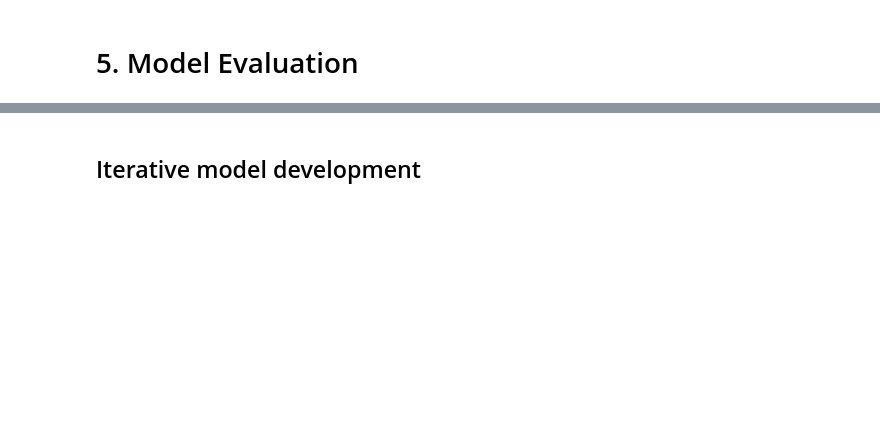
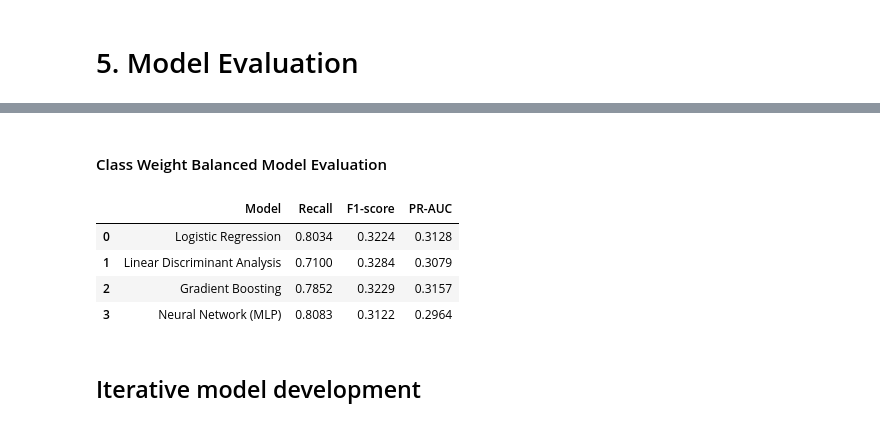
Before and after one commit to Jared-Tenebris/mldp-jared, a Jupyter notebook: cardiovascular_health.ipynb, the cells around one changed output, grey strips where cells are left out. Cells and saved outputs as stored; diff of their text form; code cells hidden in the pictures; blank space fills up the shorter version.

```diff
--- a/cardiovascular_health.ipynb
+++ b/cardiovascular_health.ipynb
@@ -843,2 +909,38 @@ weighted avg       0.91      0.71      0.78     10295
+# %% [markdown]
+#### Class Weight Balanced Model Evaluation
 # %%
-## Evaluate model
+results = pd.DataFrame({
+    "Model": [
+        "Logistic Regression",
+        "Linear Discriminant Analysis",
+        "Gradient Boosting",
+        "Neural Network (MLP)"
+    ],
+    "Recall": [
+        0.8034,
+        0.7100,
+        0.7852,
+        0.8083
+    ],
+    "F1-score": [
+        0.3224,
+        0.3284,
+        0.3229,
+        0.3122
+    ],
+    "PR-AUC": [
+        0.3128,
+        0.3079,
+        0.3157,
+        0.2964
+    ]
+})
+
+
+results
+# %% [output]
+|  | Model | Recall | F1-score | PR-AUC |
+| 0 | Logistic Regression | 0.8034 | 0.3224 | 0.3128 |
+| 1 | Linear Discriminant Analysis | 0.7100 | 0.3284 | 0.3079 |
+| 2 | Gradient Boosting | 0.7852 | 0.3229 | 0.3157 |
+| 3 | Neural Network (MLP) | 0.8083 | 0.3122 | 0.2964 |
```
Also changed, not shown: parts of 56 cells of this notebook.
